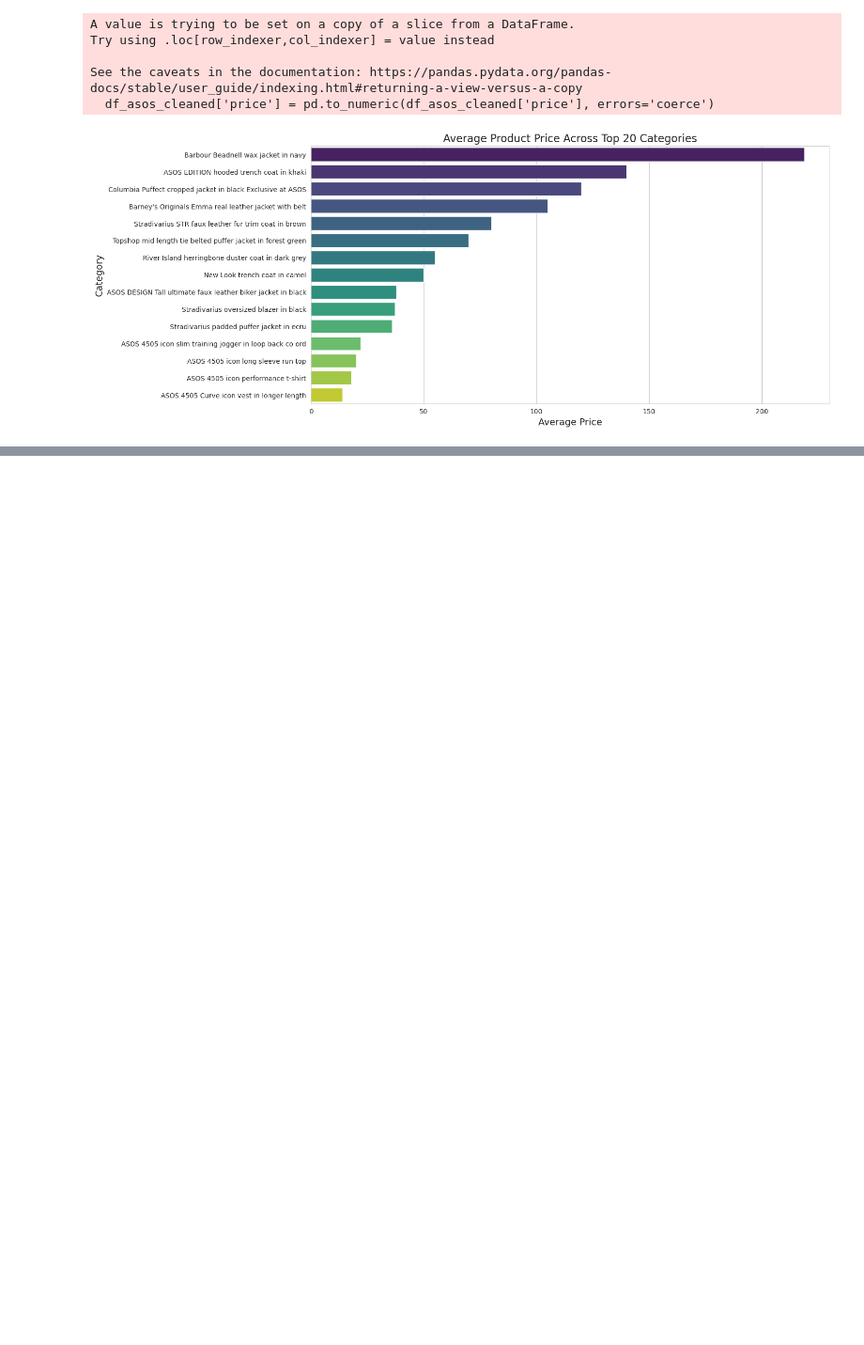
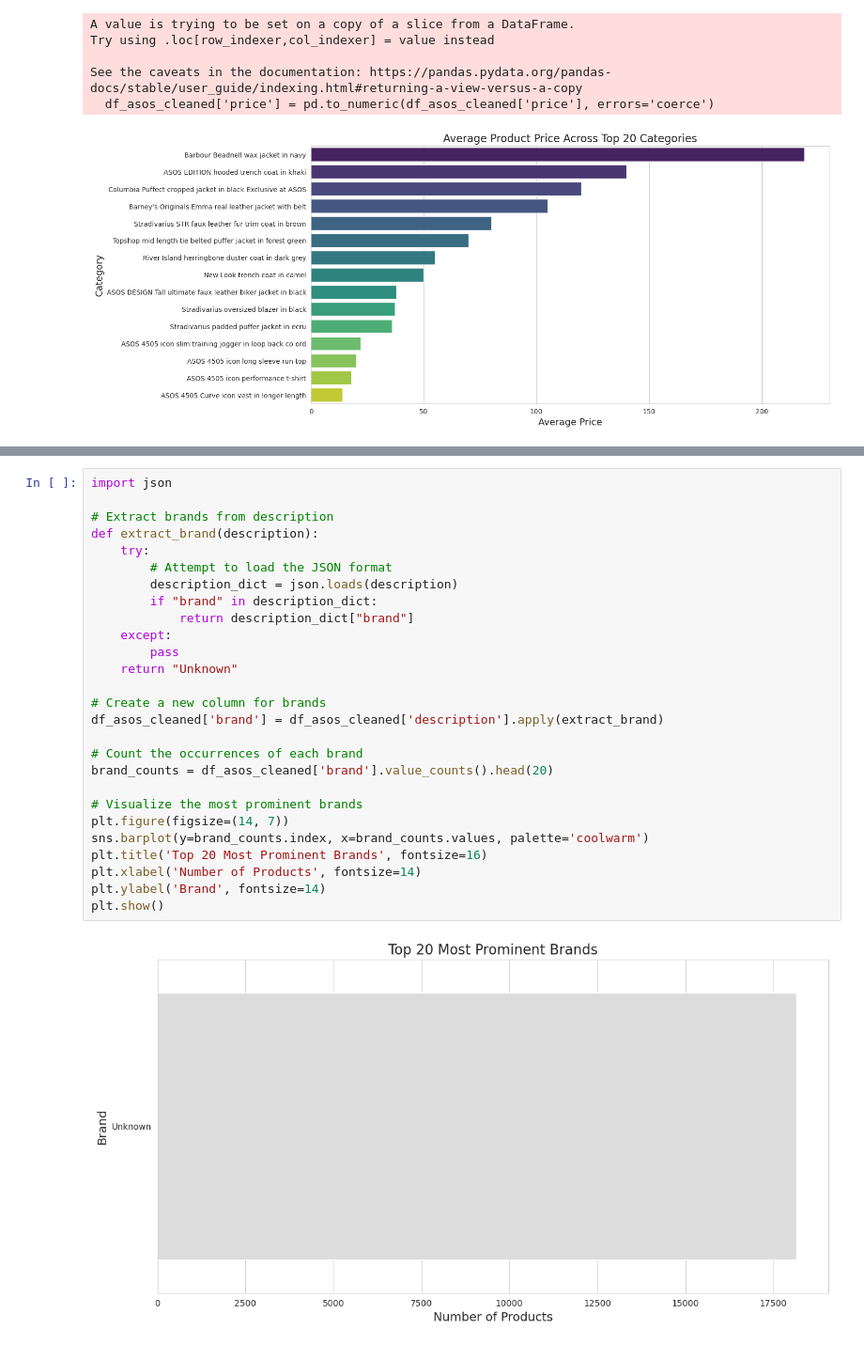
Before and after one commit to raj-rajat/Asos-E-Commerce-Dataset---30-845-products, a Jupyter notebook: asos-e-commerce-dataset-30-845-products.ipynb, the cells around one changed output, grey strips where cells are left out. Shown at 94% size. Cells and saved outputs as stored; diff of their text form; blank space fills up the shorter version.

Commit message:
Kaggle Notebook | Asos E-Commerce Dataset - 30,845 products | Version 3

```diff
--- a/asos-e-commerce-dataset-30-845-products.ipynb
+++ b/asos-e-commerce-dataset-30-845-products.ipynb
@@ -179,0 +203,29 @@ See the caveats in the documentation: https://pandas.pydata.org/pandas-docs/stab
+# %%
+import json
+
+# Extract brands from description
+def extract_brand(description):
+    try:
+        # Attempt to load the JSON format
+        description_dict = json.loads(description)
+        if "brand" in description_dict:
+            return description_dict["brand"]
+    except:
+        pass
+    return "Unknown"
+
+# Create a new column for brands
+df_asos_cleaned['brand'] = df_asos_cleaned['description'].apply(extract_brand)
+
+# Count the occurrences of each brand
+brand_counts = df_asos_cleaned['brand'].value_counts().head(20)
+
+# Visualize the most prominent brands
+plt.figure(figsize=(14, 7))
+sns.barplot(y=brand_counts.index, x=brand_counts.values, palette='coolwarm')
+plt.title('Top 20 Most Prominent Brands', fontsize=16)
+plt.xlabel('Number of Products', fontsize=14)
+plt.ylabel('Brand', fontsize=14)
+plt.show()
+# %% [output]
+[figure, added]
```
Also changed, not shown: parts of 15 cells of this notebook.
